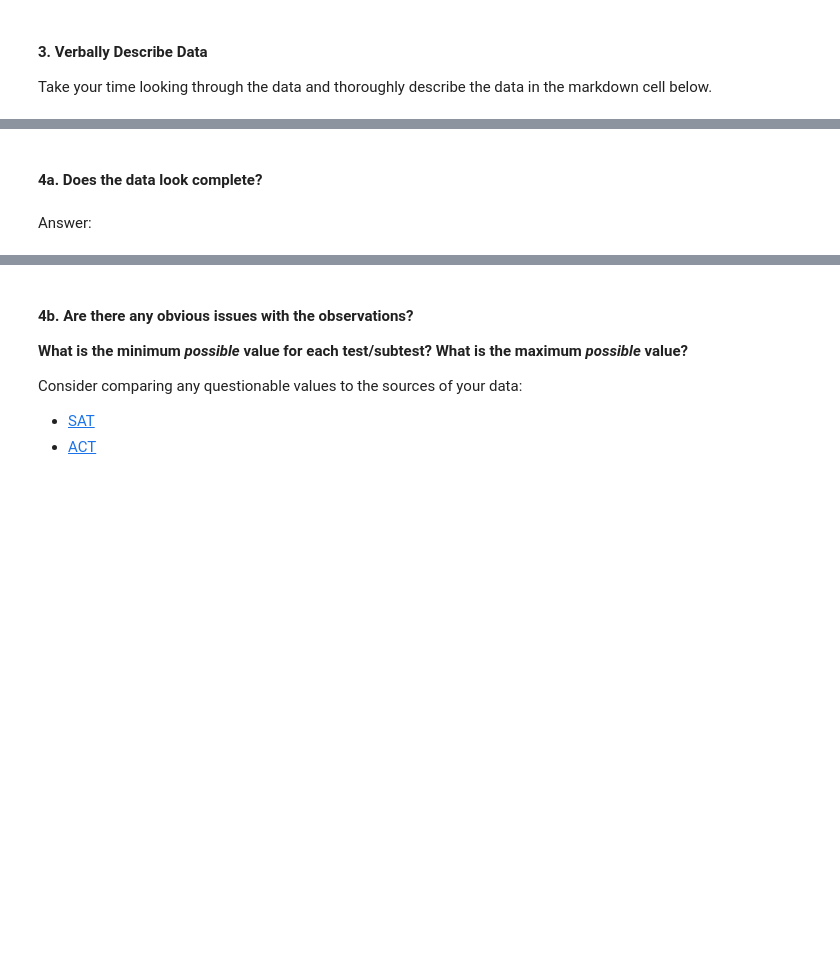
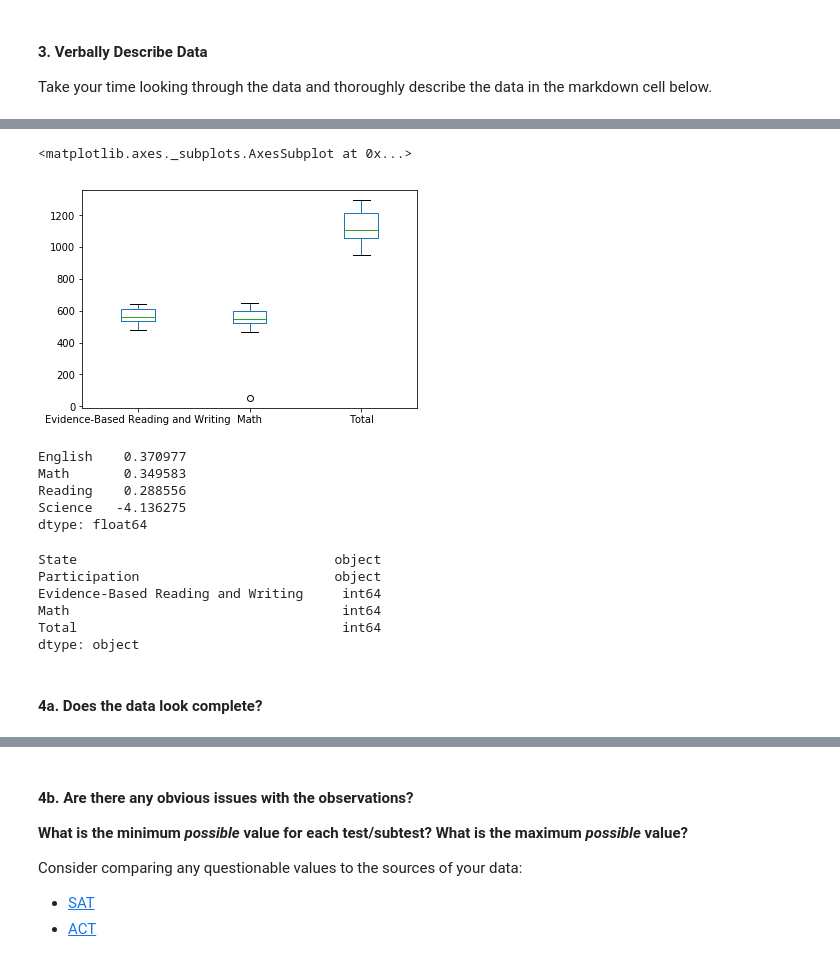
Before and after one commit to KennethChewx/Project_1, a Jupyter notebook: code/starter-code.ipynb, the cells around one changed output, grey strips where cells are left out. Drawn from its saved outputs; the diff is of its cells as text; code cells hidden in the pictures; blank space fills up the shorter version.

```diff
--- a/code/starter-code.ipynb
+++ b/code/starter-code.ipynb
@@ -36,3 +39,7 @@ Read in the `sat_2017.csv` and `act_2017.csv` files and assign them to appropria
+# %%
+#Code:
+sat_df = pd.read_csv('../data/sat_2017.csv')
+act_df = pd.read_csv('../data/act_2017.csv')
 # %% [markdown]
 #### 2. Display Data
 
@@ -48,4 +95,24 @@ Answer:
+# %%
+sat_df.plot.box()
+# %% [output]
+<matplotlib.axes._subplots.AxesSubplot at 0x...>
+[figure, added]
+# %%
+act_df.skew()
+# %% [output]
+English    0.370977
+Math       0.349583
+Reading    0.288556
+Science   -4.136275
+dtype: float64
+# %%
+sat_df.dtypes
+# %% [output]
+State                                 object
+Participation                         object
+Evidence-Based Reading and Writing     int64
+Math                                   int64
+Total                                  int64
+dtype: object
 # %% [markdown]
 #### 4a. Does the data look complete?
-# %% [markdown]
-Answer:
```
Also changed, not shown: parts of 25 cells of this notebook.
